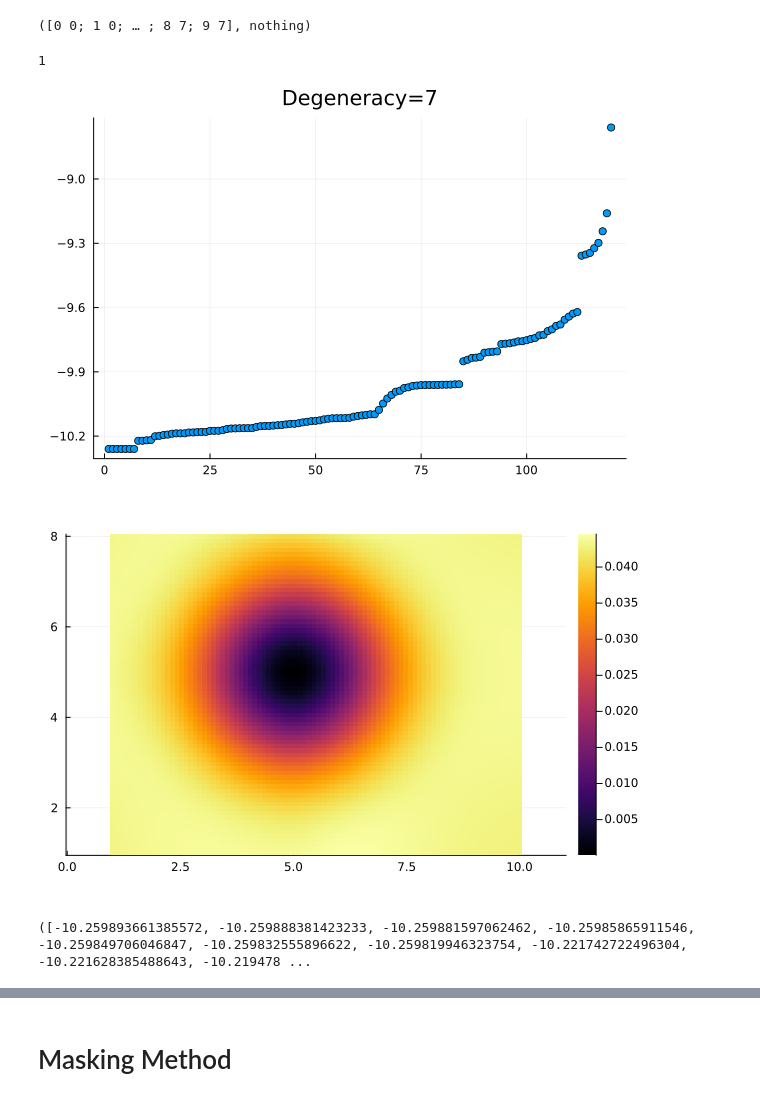
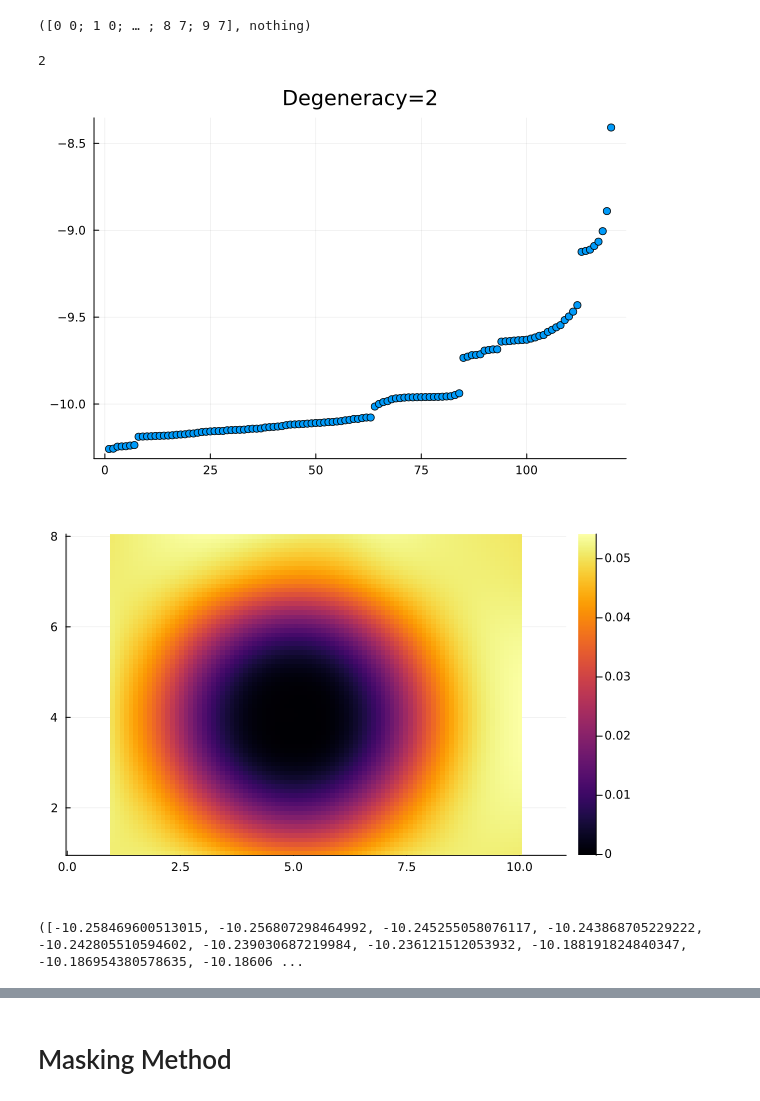
Before and after one commit to Umut-Can-Physics/Kagome-Lattice, a Jupyter notebook: My Numerical Calculations/Many-Body/Hofstadter/Braiding_Phase_by_depletion_profile.ipynb, the cells around one changed output, grey strips where cells are left out. Saved outputs shown, nothing was run; the diff lists cells and outputs as text; code cells hidden in the pictures.

```diff
--- a/My Numerical Calculations/Many-Body/Hofstadter/Braiding_Phase_by_depletion_profile.ipynb
+++ b/My Numerical Calculations/Many-Body/Hofstadter/Braiding_Phase_by_depletion_profile.ipynb
@@ -38,10 +46,11 @@ plot_square_lattice(Nx, Ny)
 [figure]
 ([0 0; 1 0; … ; 8 7; 9 7], nothing)
 # %%
-x = 0
-ref_site = 45
+# 18x18, PN=4 (135)
+x = 0.1
+ref_site = 35
 V0 = [V_Strength,x*V_Strength,x*V_Strength,x*V_Strength,x*V_Strength]
-Imp_Site = [ref_site,44,46,35,55]
-N_Pin = 1
+Imp_Site = [ref_site,ref_site-1,ref_site+1,ref_site+Nx,ref_site-Nx]
+N_Pin = 2
 # %% [output]
-1
+2
@@ -53,7 +57,7 @@ N_Pin = 1
 # %%
-ϵ, avg_density = impurity_control(V_Strength, V0, Imp_Site, N_Pin)
+ϵ, Degeneracy, avg_density = impurity_control(V_Strength, V0, Imp_Site, N_Pin)
 # %% [output]
-[figure, old version]
+[figure, new version]
-[figure, old version]
+[figure, new version]
-([-10.259893661385572, -10.259888381423233, -10.259881597062462, -10.25985865911546, -10.259849706046847, -10.259832555896622, -10.259819946323754, -10.221742722496304, -10.221628385488643, -10.219478 ...
+([-10.258469600513015, -10.256807298464992, -10.245255058076117, -10.243868705229222, -10.242805510594602, -10.239030687219984, -10.236121512053932, -10.188191824840347, -10.186954380578635, -10.18606 ...
 # %%
```
Also changed, not shown: parts of 35 cells of this notebook, 10 other files.
